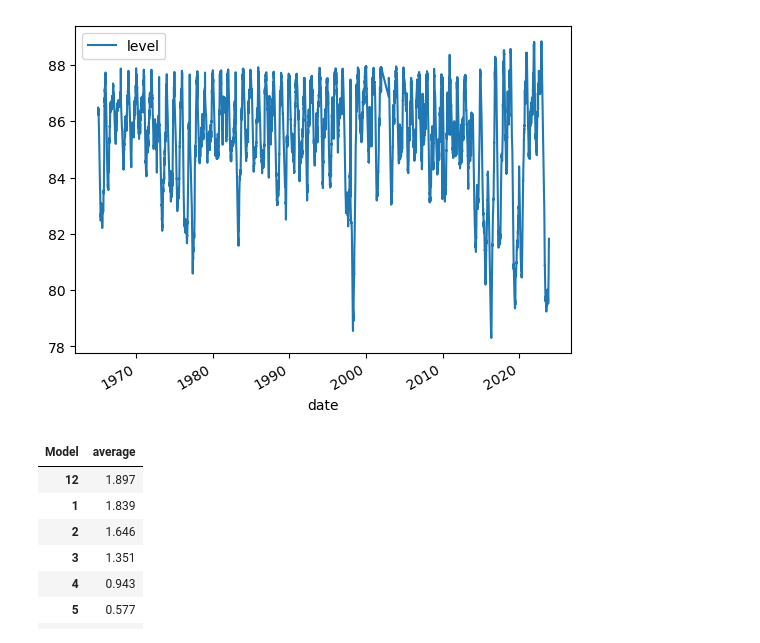
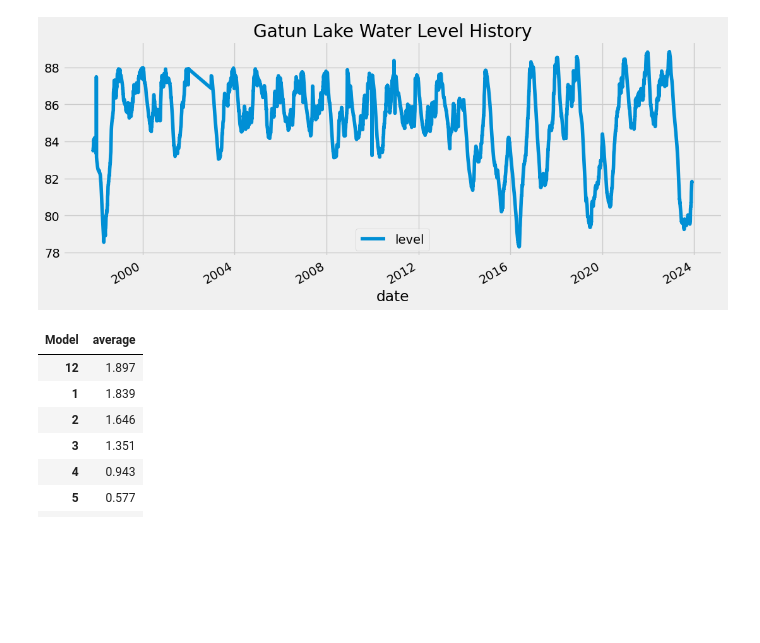
Before and after one commit to frontogenesis/metpy, a Jupyter notebook: experimental/Gatun.ipynb, the cells around one changed output. Cells and saved outputs as stored; diff of their text form; code cells hidden in the pictures; blank space fills up the shorter version.

```diff
--- a/experimental/Gatun.ipynb
+++ b/experimental/Gatun.ipynb
@@ -1,23 +1,25 @@
 # %%
 import warnings
-from datetime import datetime
 
 import matplotlib.pyplot as plt
 import numpy as np
 import pandas as pd
+from pandas.plotting import autocorrelation_plot
 import xgboost as xgb
-from sklearn.model_selection import GridSearchCV, train_test_split, cross_val_score
+from sklearn.model_selection import GridSearchCV, train_test_split, cross_val_score, TimeSeriesSplit
+from sklearn.metrics import mean_squared_error
 
 warnings.simplefilter(action='ignore', category=FutureWarning)
+plt.style.use('fivethirtyeight')
 # %%
 # Read Panama Canal historical data
 historical = pd.read_csv('https://evtms-rpts.pancanal.com/eng/h2o/Download_Gatun_Lake_Water_Level_History.csv',
                         parse_dates=['date'], index_col='date', na_values=['0'],
                         names=['date', 'level'], skiprows=1)
 historical = historical.dropna()
-historical.plot();
+historical.loc['11-01-1997':].plot(figsize=(12, 5), title='Gatun Lake Water Level History');
 # %% [output]
-[figure, old version]
+[figure, new version]
 # %%
 enso = pd.read_html('https://iri.columbia.edu/our-expertise/climate/forecasts/enso/current/?enso_tab=enso-sst_table')
 enso_forecast = enso[4]
```
Also changed, not shown: parts of 22 cells of this notebook.
